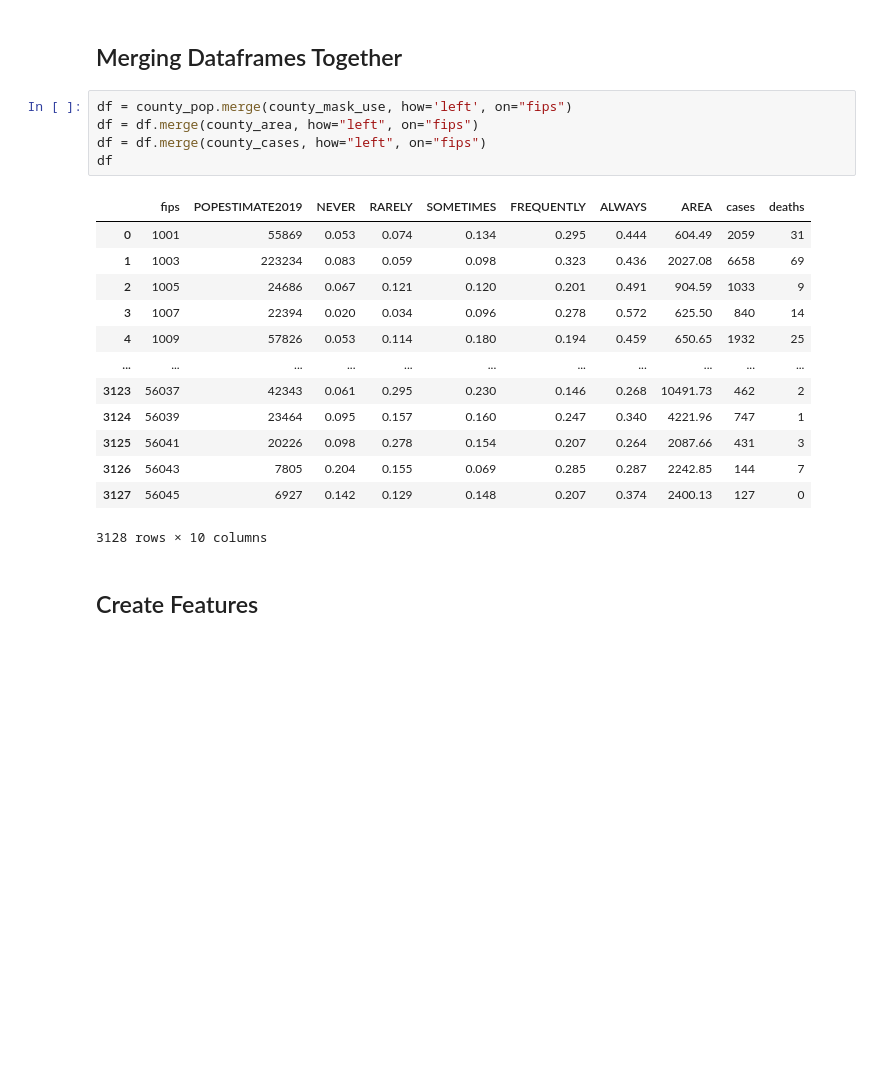
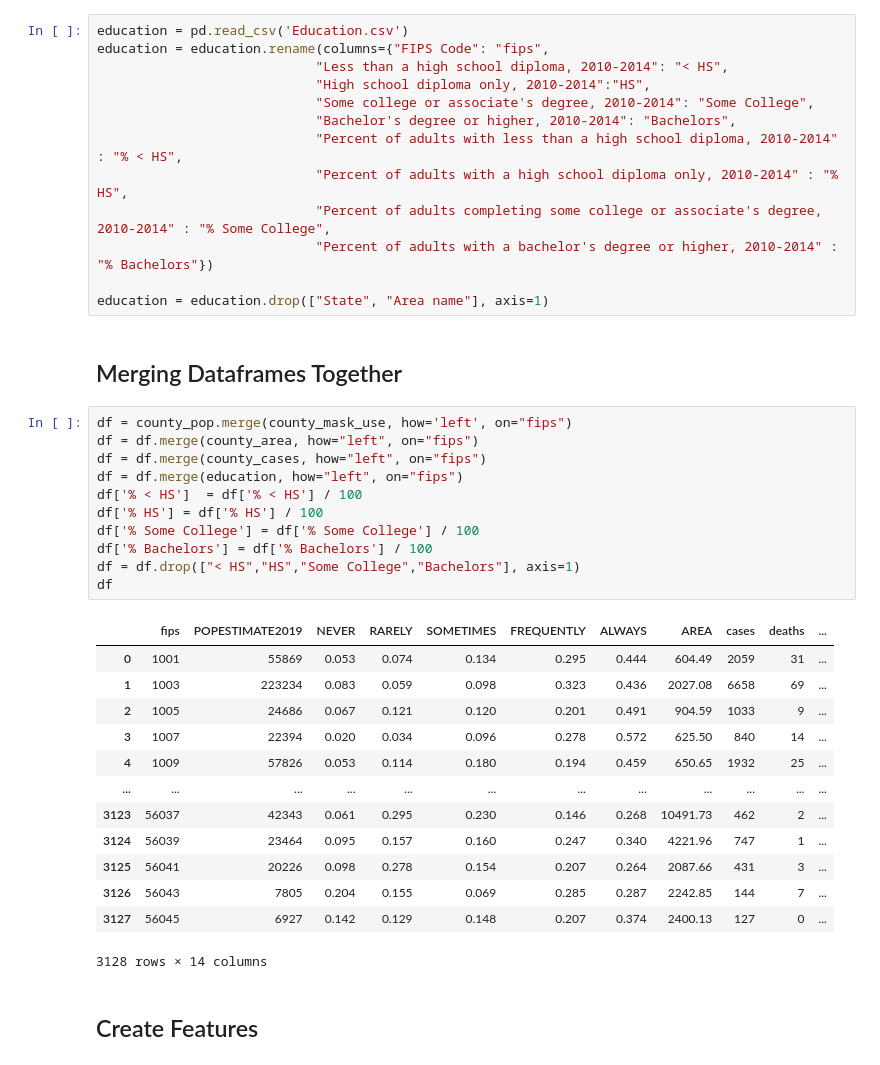
Before and after one commit to CS254-ML-FinalProject/Final-Project, a Jupyter notebook: Forest.ipynb, the cells around one changed output. Cells and saved outputs as stored; diff of their text form; blank space fills up the shorter version.

```diff
--- a/Forest.ipynb
+++ b/Forest.ipynb
@@ -27,27 +30,46 @@ county_cases = county_cases.drop(["county","state"], axis=1)
 county_pop = pd.read_csv('county_pop.csv', encoding='latin-1')
 county_pop = county_pop.drop(['STNAME','CTYNAME'], axis=1)
 county_pop = county_pop.rename(columns={"COUNTY": "fips"})
+# %%
+education = pd.read_csv('Education.csv')
+education = education.rename(columns={"FIPS Code": "fips",
+                            "Less than a high school diploma, 2010-2014": "< HS",
+                            "High school diploma only, 2010-2014":"HS",
+                            "Some college or associate's degree, 2010-2014": "Some College",
+                            "Bachelor's degree or higher, 2010-2014": "Bachelors",
+                            "Percent of adults with less than a high school diploma, 2010-2014" : "% < HS",
+                            "Percent of adults with a high school diploma only, 2010-2014" : "% HS",
+                            "Percent of adults completing some college or associate's degree, 2010-2014" : "% Some College",
+                            "Percent of adults with a bachelor's degree or higher, 2010-2014" : "% Bachelors"})
+
+education = education.drop(["State", "Area name"], axis=1)
 # %% [markdown]
 ## Merging Dataframes Together
 # %%
 df = county_pop.merge(county_mask_use, how='left', on="fips")
 df = df.merge(county_area, how="left", on="fips")
 df = df.merge(county_cases, how="left", on="fips")
+df = df.merge(education, how="left", on="fips")
+df['% < HS']  = df['% < HS'] / 100
+df['% HS'] = df['% HS'] / 100
+df['% Some College'] = df['% Some College'] / 100
+df['% Bachelors'] = df['% Bachelors'] / 100
+df = df.drop(["< HS","HS","Some College","Bachelors"], axis=1)
 df
 # %% [output]
-|  | fips | POPESTIMATE2019 | NEVER | RARELY | SOMETIMES | FREQUENTLY | ALWAYS | AREA | cases | deaths |
-| 0 | 1001 | 55869 | 0.053 | 0.074 | 0.134 | 0.295 | 0.444 | 604.49 | 2059 | 31 |
-| 1 | 1003 | 223234 | 0.083 | 0.059 | 0.098 | 0.323 | 0.436 | 2027.08 | 6658 | 69 |
-| 2 | 1005 | 24686 | 0.067 | 0.121 | 0.120 | 0.201 | 0.491 | 904.59 | 1033 | 9 |
-| 3 | 1007 | 22394 | 0.020 | 0.034 | 0.096 | 0.278 | 0.572 | 625.50 | 840 | 14 |
-| 4 | 1009 | 57826 | 0.053 | 0.114 | 0.180 | 0.194 | 0.459 | 650.65 | 1932 | 25 |
-| ... | ... | ... | ... | ... | ... | ... | ... | ... | ... | ... |
-| 3123 | 56037 | 42343 | 0.061 | 0.295 | 0.230 | 0.146 | 0.268 | 10491.73 | 462 | 2 |
-| 3124 | 56039 | 23464 | 0.095 | 0.157 | 0.160 | 0.247 | 0.340 | 4221.96 | 747 | 1 |
-| 3125 | 56041 | 20226 | 0.098 | 0.278 | 0.154 | 0.207 | 0.264 | 2087.66 | 431 | 3 |
-| 3126 | 56043 | 7805 | 0.204 | 0.155 | 0.069 | 0.285 | 0.287 | 2242.85 | 144 | 7 |
-| 3127 | 56045 | 6927 | 0.142 | 0.129 | 0.148 | 0.207 | 0.374 | 2400.13 | 127 | 0 |
+|  | fips | POPESTIMATE2019 | NEVER | RARELY | SOMETIMES | FREQUENTLY | ALWAYS | AREA | cases | deaths | ... |
+| 0 | 1001 | 55869 | 0.053 | 0.074 | 0.134 | 0.295 | 0.444 | 604.49 | 2059 | 31 | ... |
+| 1 | 1003 | 223234 | 0.083 | 0.059 | 0.098 | 0.323 | 0.436 | 2027.08 | 6658 | 69 | ... |
+| 2 | 1005 | 24686 | 0.067 | 0.121 | 0.120 | 0.201 | 0.491 | 904.59 | 1033 | 9 | ... |
+| 3 | 1007 | 22394 | 0.020 | 0.034 | 0.096 | 0.278 | 0.572 | 625.50 | 840 | 14 | ... |
+| 4 | 1009 | 57826 | 0.053 | 0.114 | 0.180 | 0.194 | 0.459 | 650.65 | 1932 | 25 | ... |
+| ... | ... | ... | ... | ... | ... | ... | ... | ... | ... | ... | ... |
+| 3123 | 56037 | 42343 | 0.061 | 0.295 | 0.230 | 0.146 | 0.268 | 10491.73 | 462 | 2 | ... |
+| 3124 | 56039 | 23464 | 0.095 | 0.157 | 0.160 | 0.247 | 0.340 | 4221.96 | 747 | 1 | ... |
+| 3125 | 56041 | 20226 | 0.098 | 0.278 | 0.154 | 0.207 | 0.264 | 2087.66 | 431 | 3 | ... |
+| 3126 | 56043 | 7805 | 0.204 | 0.155 | 0.069 | 0.285 | 0.287 | 2242.85 | 144 | 7 | ... |
+| 3127 | 56045 | 6927 | 0.142 | 0.129 | 0.148 | 0.207 | 0.374 | 2400.13 | 127 | 0 | ... |
-3128 rows × 10 columns
+3128 rows × 14 columns
 # %% [markdown]
 ## Create Features
 # %%
```
Also changed, not shown: parts of 27 cells of this notebook, 2 other files.
